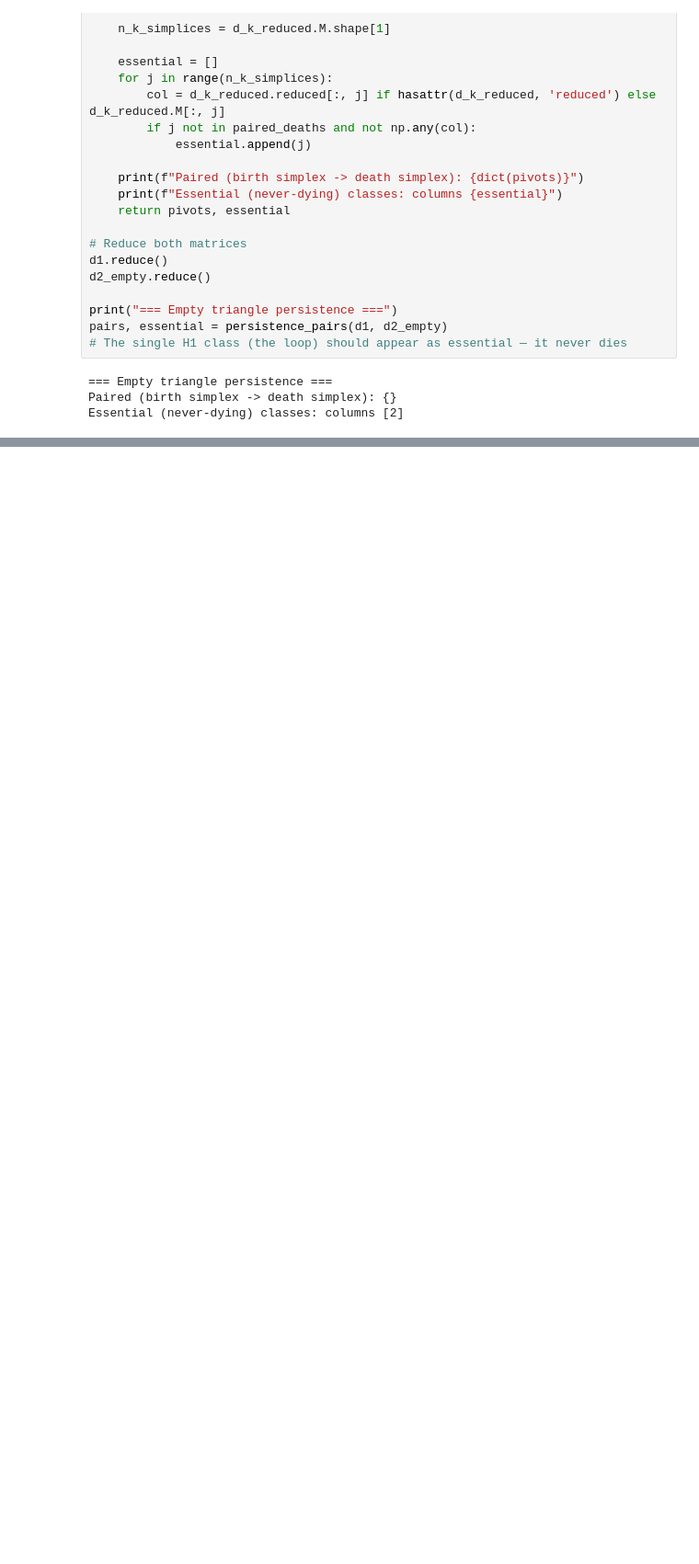
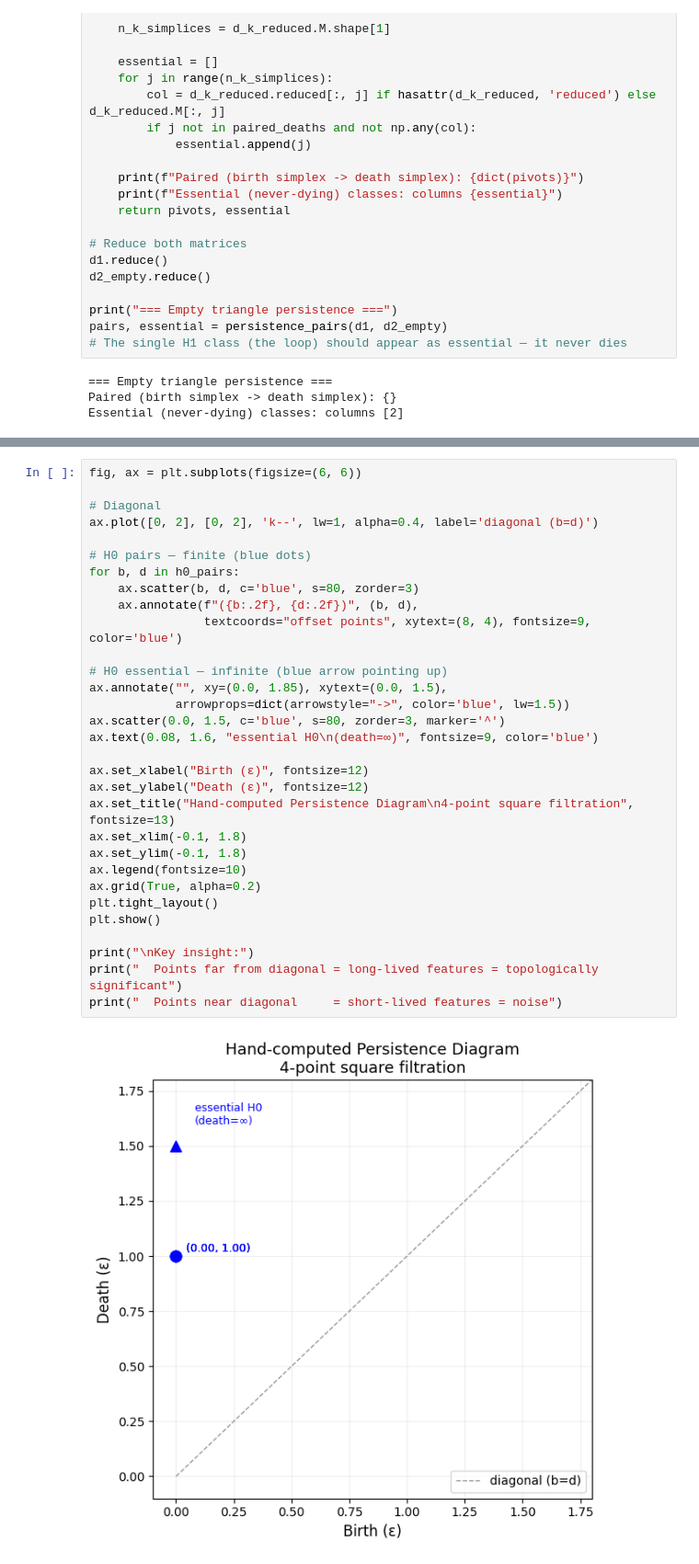
Before and after one commit to AdityaGhildiyal/TDA-Mlops, a Jupyter notebook: notebooks/phase1_appendix_A.ipynb, the cells around one changed output, grey strips where cells are left out. Shown at 92% size. Saved outputs shown, nothing was run; the diff lists cells and outputs as text; blank space fills up the shorter version.

```diff
--- a/notebooks/phase1_appendix_A.ipynb
+++ b/notebooks/phase1_appendix_A.ipynb
@@ -273,0 +384,33 @@ Two empty triangles: b0=0, b1=0
+# %%
+fig, ax = plt.subplots(figsize=(6, 6))
+
+# Diagonal
+ax.plot([0, 2], [0, 2], 'k--', lw=1, alpha=0.4, label='diagonal (b=d)')
+
+# H0 pairs — finite (blue dots)
+for b, d in h0_pairs:
+    ax.scatter(b, d, c='blue', s=80, zorder=3)
+    ax.annotate(f"({b:.2f}, {d:.2f})", (b, d),
+                textcoords="offset points", xytext=(8, 4), fontsize=9, color='blue')
+
+# H0 essential — infinite (blue arrow pointing up)
+ax.annotate("", xy=(0.0, 1.85), xytext=(0.0, 1.5),
+            arrowprops=dict(arrowstyle="->", color='blue', lw=1.5))
+ax.scatter(0.0, 1.5, c='blue', s=80, zorder=3, marker='^')
+ax.text(0.08, 1.6, "essential H0\n(death=∞)", fontsize=9, color='blue')
+
+ax.set_xlabel("Birth (ε)", fontsize=12)
+ax.set_ylabel("Death (ε)", fontsize=12)
+ax.set_title("Hand-computed Persistence Diagram\n4-point square filtration", fontsize=13)
+ax.set_xlim(-0.1, 1.8)
+ax.set_ylim(-0.1, 1.8)
+ax.legend(fontsize=10)
+ax.grid(True, alpha=0.2)
+plt.tight_layout()
+plt.show()
+
+print("\nKey insight:")
+print("  Points far from diagonal = long-lived features = topologically significant")
+print("  Points near diagonal     = short-lived features = noise")
+# %% [output]
+[figure, added]
```
Also changed, not shown: parts of 9 cells of this notebook.
